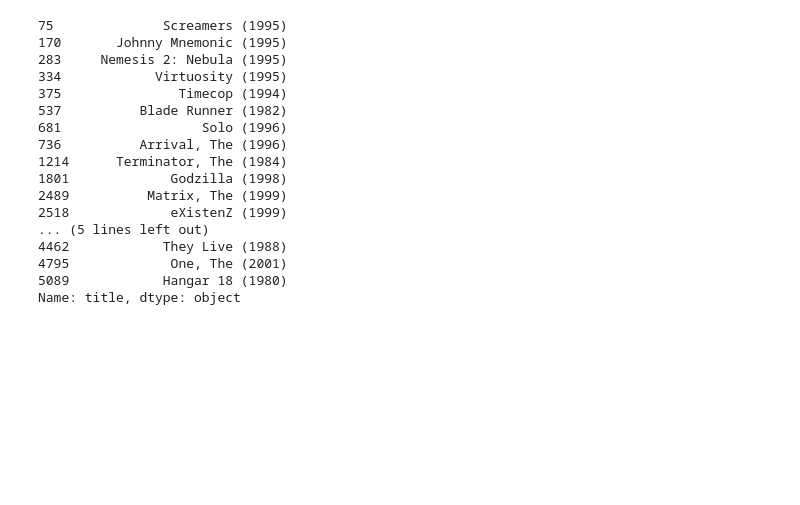
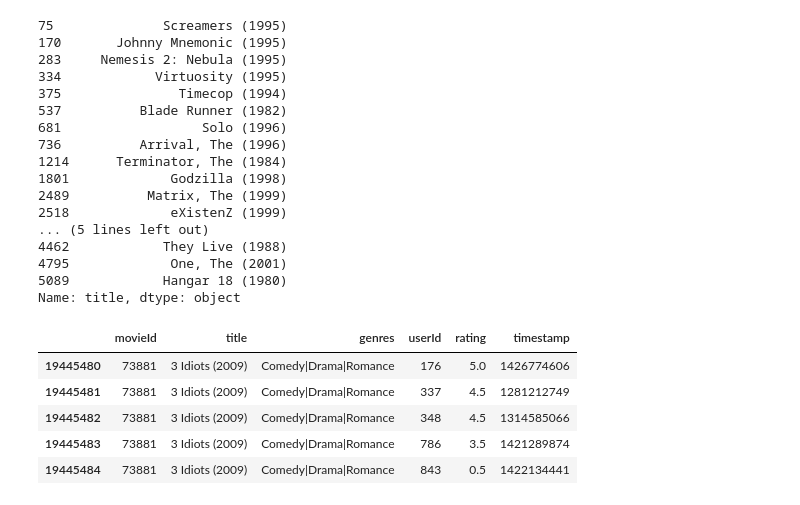
Before and after one commit to Kailash7dev/Movie-Recommendation-System-Content-Based, a Jupyter notebook: Movie Recommendation System_Content_based.ipynb, the cells around one changed output. Cells and saved outputs as stored; diff of their text form; code cells hidden in the pictures; blank space fills up the shorter version.

```diff
--- a/Movie Recommendation System_Content_based.ipynb
+++ b/Movie Recommendation System_Content_based.ipynb
@@ -207,3 +207,12 @@ genre_recommendations('Matrix, The (1999)').head(20)
 4795             One, The (2001)
 5089            Hangar 18 (1980)
 Name: title, dtype: object
+# %%
+master_df[master_df["title"].str.contains("3 Idiots")].head()
+# %% [output]
+|  | movieId | title | genres | userId | rating | timestamp |
+| 19445480 | 73881 | 3 Idiots (2009) | Comedy|Drama|Romance | 176 | 5.0 | 1426774606 |
+| 19445481 | 73881 | 3 Idiots (2009) | Comedy|Drama|Romance | 337 | 4.5 | 1281212749 |
+| 19445482 | 73881 | 3 Idiots (2009) | Comedy|Drama|Romance | 348 | 4.5 | 1314585066 |
+| 19445483 | 73881 | 3 Idiots (2009) | Comedy|Drama|Romance | 786 | 3.5 | 1421289874 |
+| 19445484 | 73881 | 3 Idiots (2009) | Comedy|Drama|Romance | 843 | 0.5 | 1422134441 |
```
Also changed, not shown: parts of 7 cells of this notebook.
